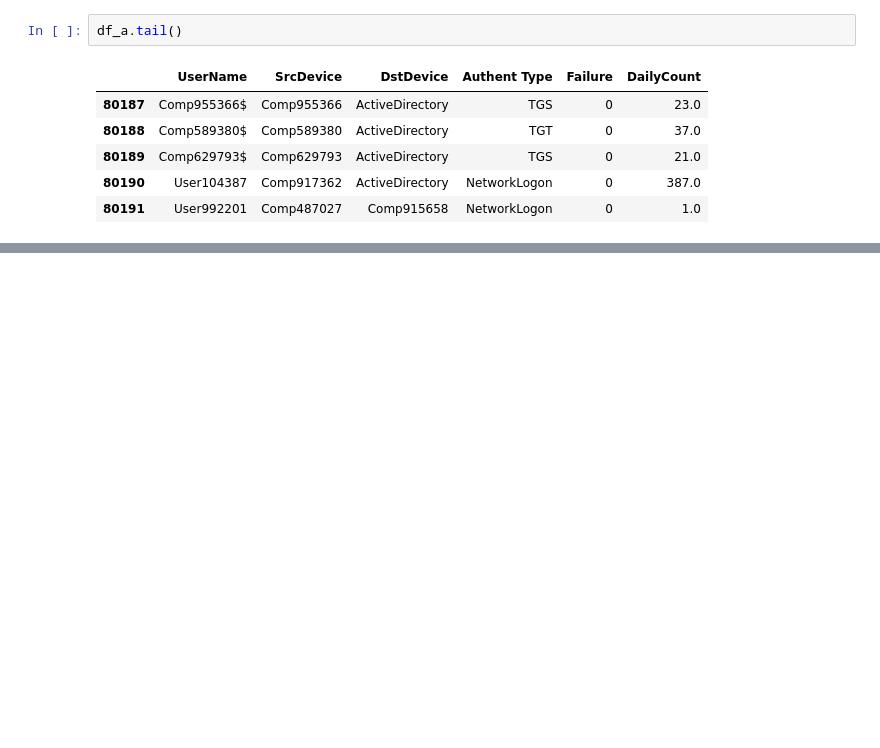
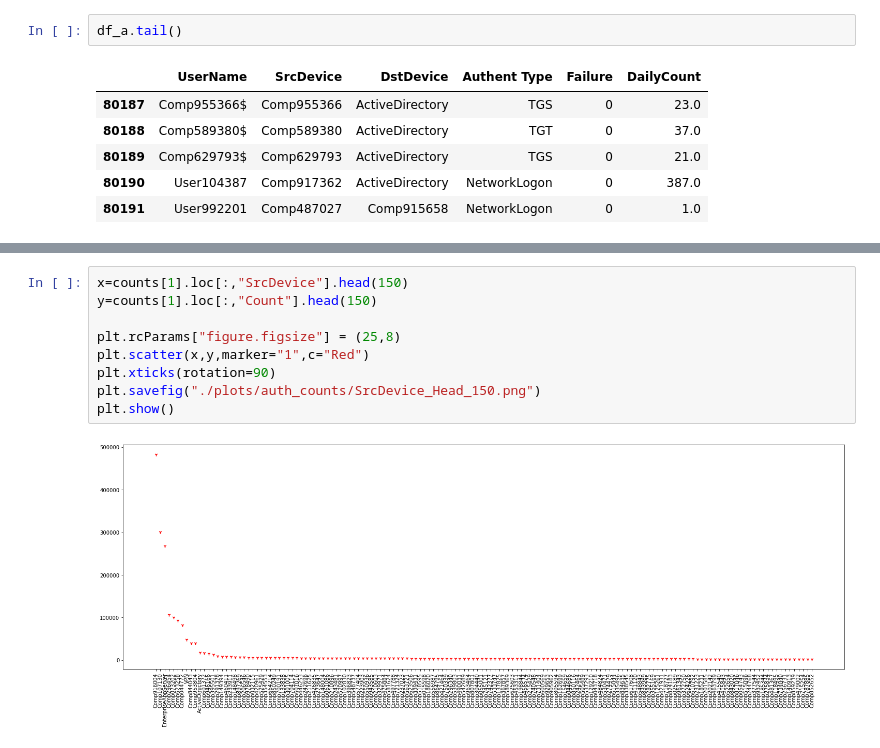
Before and after one commit to gabejg/Advanced-Cyber-Analytics-for-Attack-Detection, a Jupyter notebook: Gabriel/EDA/Auths.ipynb, the cells around one changed output, grey strips where cells are left out. Cells and saved outputs as stored; diff of their text form; blank space fills up the shorter version.

```diff
--- a/Gabriel/EDA/Auths.ipynb
+++ b/Gabriel/EDA/Auths.ipynb
@@ -91,0 +80,11 @@ Process Data
+# %%
+x=counts[1].loc[:,"SrcDevice"].head(150)
+y=counts[1].loc[:,"Count"].head(150)
+
+plt.rcParams["figure.figsize"] = (25,8)
+plt.scatter(x,y,marker="1",c="Red")
+plt.xticks(rotation=90)
+plt.savefig("./plots/auth_counts/SrcDevice_Head_150.png")
+plt.show()
+# %% [output]
+[figure, added]
```
Also changed, not shown: parts of 7 cells of this notebook, 13 other files.
